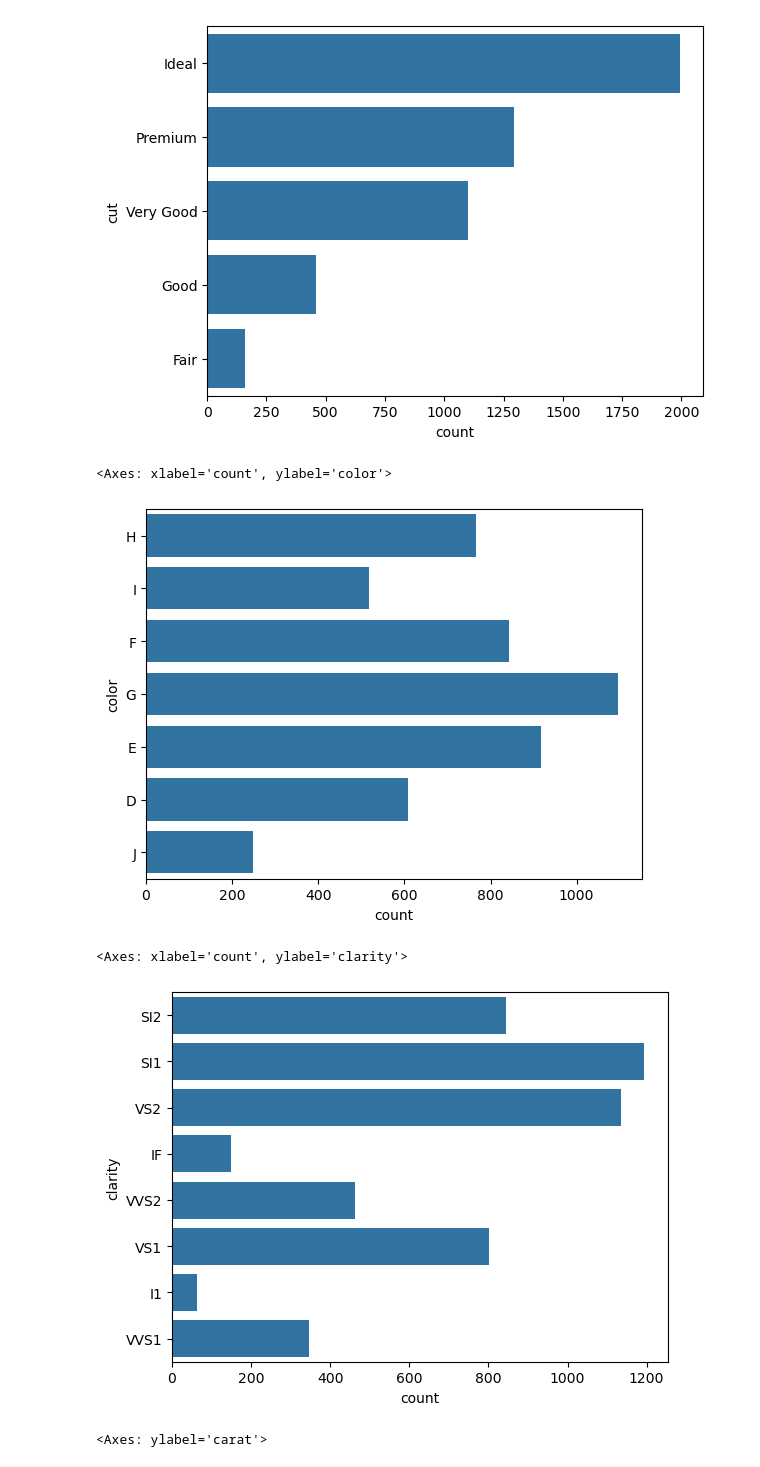
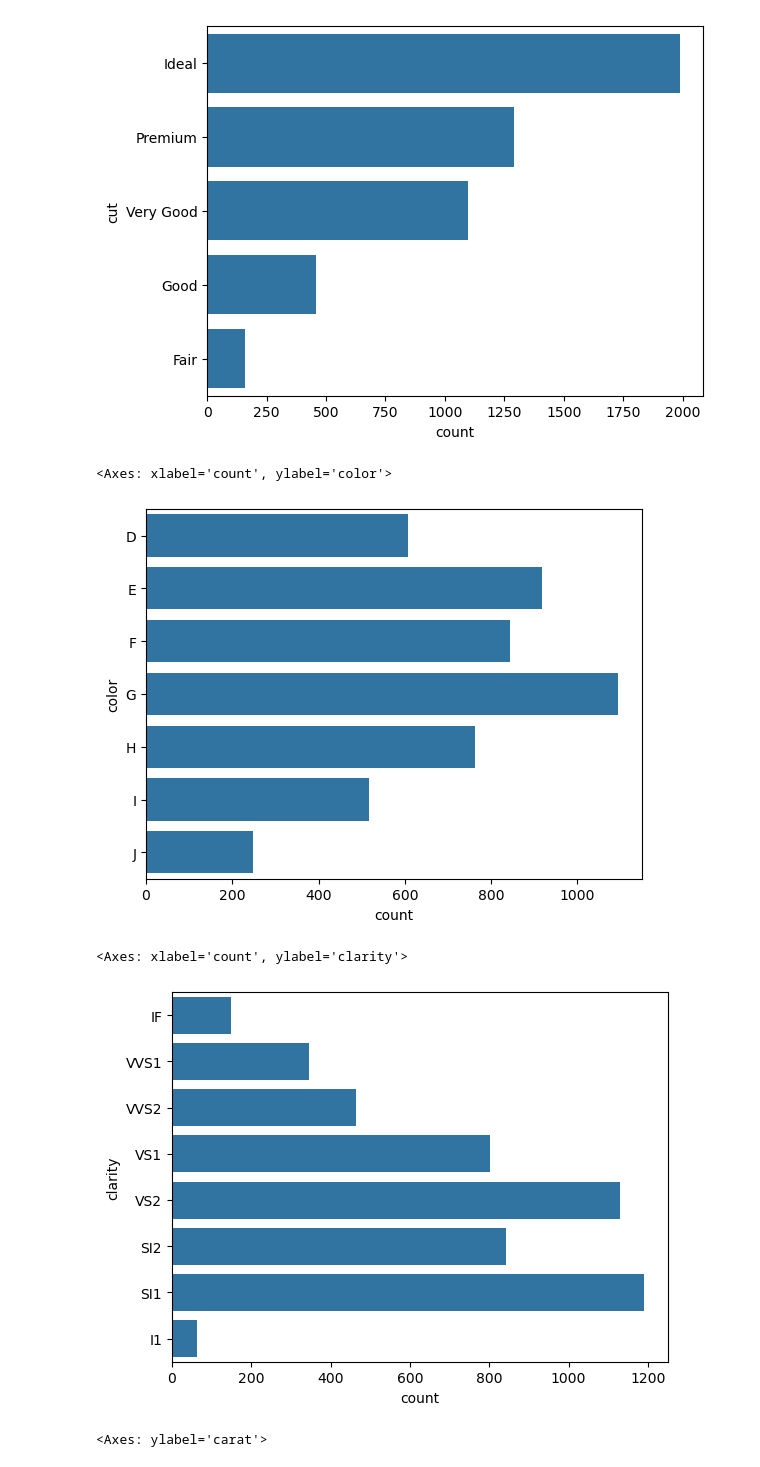
Before and after one commit to matiasmilla/xtream-ai-assignment-engineer, a Jupyter notebook: diamond_price_prediction.ipynb, the cells around one changed output. Drawn from its saved outputs; the diff is of its cells as text; code cells hidden in the pictures.

Commit message:
Some data cleaning and little plot improvement

```diff
--- a/diamond_price_prediction.ipynb
+++ b/diamond_price_prediction.ipynb
@@ -67,0 +62,2 @@ df.describe()
+# %%
+df = df[df['price'] > 0]
@@ -67,0 +66,2 @@ df.describe()
+# %%
+df = df[(df['x'] > 0) & (df['y'] > 0) & (df['z'] > 0)]
@@ -71,15 +73,15 @@ sns.countplot(df['cut'])
 <Axes: xlabel='count', ylabel='cut'>
 [figure]
 # %%
-sns.countplot(df['color'])
+sns.countplot(df['color'], order=df['color'].sort_values())
 # %% [output]
 <Axes: xlabel='count', ylabel='color'>
-[figure, old version]
+[figure, new version]
 # %%
-sns.countplot(df['clarity'])
+sns.countplot(df['clarity'], order=['IF', 'VVS1', 'VVS2', 'VS1', 'VS2', 'SI2', 'SI1', 'I1'])
 # %% [output]
 <Axes: xlabel='count', ylabel='clarity'>
-[figure, old version]
+[figure, new version]
 # %%
 sns.violinplot(df['carat'])
 # %% [output]
```
Also changed, not shown: parts of 8 cells of this notebook.
